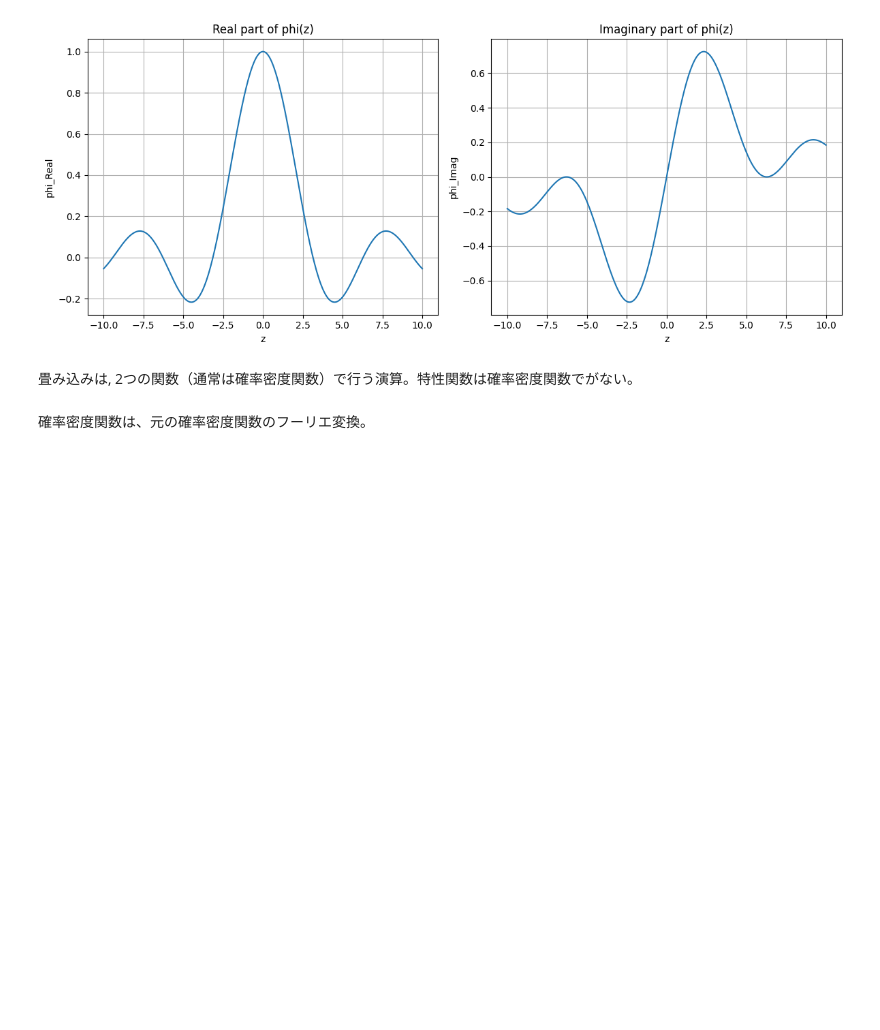
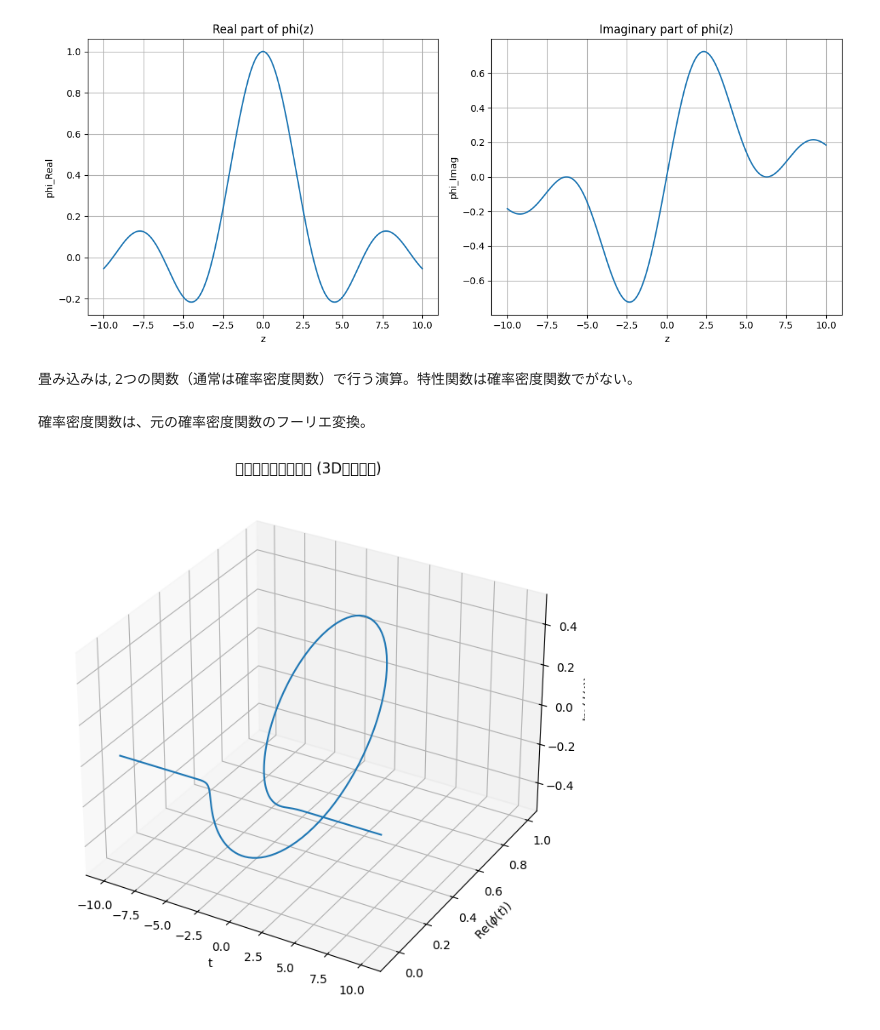
Before and after one commit to jamagiwa/math_visualize, a Jupyter notebook: probability_theory/characteristic_function/convolution.ipynb, the cells around one changed output. Saved outputs shown, nothing was run; the diff lists cells and outputs as text; code cells hidden in the pictures; blank space fills up the shorter version.

```diff
--- a/probability_theory/characteristic_function/convolution.ipynb
+++ b/probability_theory/characteristic_function/convolution.ipynb
@@ -321,3 +321,39 @@ plt.show()
 畳み込みは, 2つの関数（通常は確率密度関数）で行う演算。特性関数は確率密度関数でがない。
 # %% [markdown]
 確率密度関数は、元の確率密度関数のフーリエ変換。
+# %%
+import numpy as np
+import matplotlib.pyplot as plt
+
+# Matplotlibの3Dプロット用モジュールをインポート
+from mpl_toolkits.mplot3d import Axes3D
+
+# 正規分布のパラメータ
+mu = 1
+sigma = 1
+
+# 特性関数を定義
+def characteristic_function_normal(t, mu, sigma):
+    return np.exp(1j * t * mu - 0.5 * sigma**2 * t**2)
+
+# tの値を定義
+t_values = np.linspace(-10, 10, 500)
+
+# 特性関数の値を計算
+phi_t = characteristic_function_normal(t_values, mu, sigma)
+
+# 3Dプロット
+fig = plt.figure(figsize=(10, 8))
+ax = fig.add_subplot(111, projection='3d')
+
+# 3D空間に曲線をプロット
+ax.plot(t_values, phi_t.real, phi_t.imag)
+
+ax.set_title('正規分布の特性関数 (3Dプロット)')
+ax.set_xlabel('t')
+ax.set_ylabel('Re($\phi(t)$)')
+ax.set_zlabel('Im($\phi(t)$)')
+
+plt.show()
+# %% [output]
+[figure, added]
```
